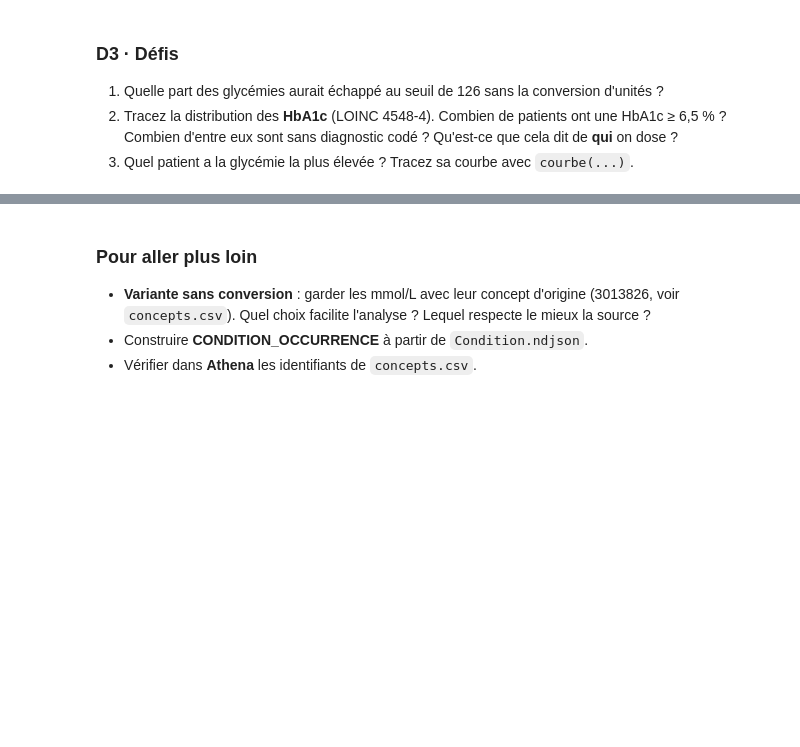
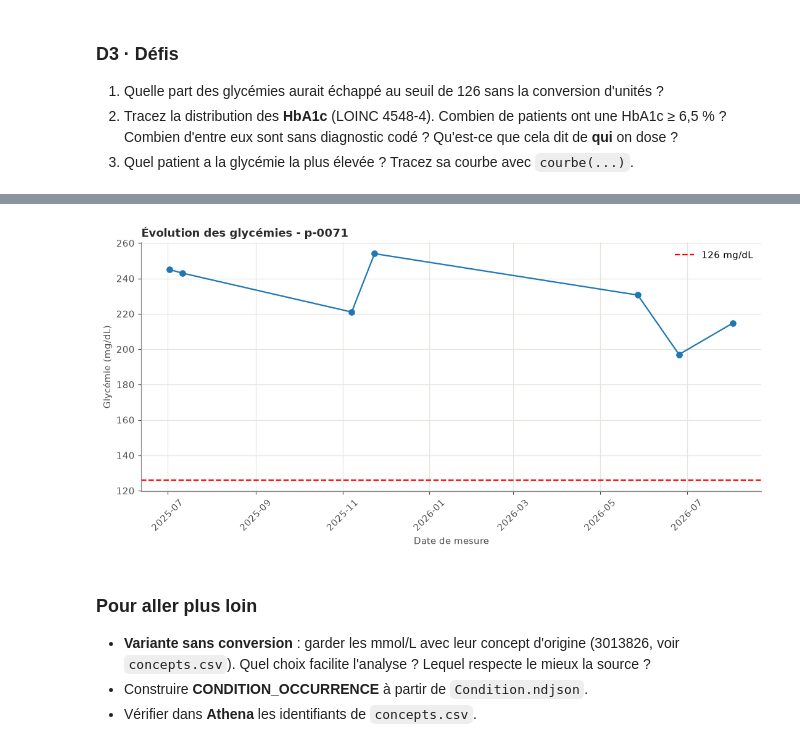
Before and after one commit to Lille-Health-Data-Science/kouame.saliho.optiondata.2026, a Jupyter notebook: seance1_fhir/seance1_etudiant.ipynb, the cells around one changed output, grey strips where cells are left out. Cells and saved outputs as stored; diff of their text form; code cells hidden in the pictures; blank space fills up the shorter version.

```diff
--- a/seance1_fhir/seance1_etudiant.ipynb
+++ b/seance1_fhir/seance1_etudiant.ipynb
@@ -556,6 +791,65 @@ courbe(a_signaler[0])
 # %%
 # Défi 3 · À vous
-...
+
+con.sql("""
+    SELECT
+        patient_fhir_id,
+        MAX(valeur_mg_dl) AS glycemie_max
+    FROM stg_glycemie
+    GROUP BY patient_fhir_id
+    ORDER BY glycemie_max DESC
+    LIMIT 1
+""").df()
+
+
+
+patient_max = con.sql("""
+    SELECT patient_fhir_id
+    FROM stg_glycemie
+    ORDER BY valeur_mg_dl DESC NULLS LAST
+    LIMIT 1
+""").fetchone()[0]
+
+courbe_patient = con.sql("""
+    SELECT mesure_le, valeur_mg_dl
+    FROM stg_glycemie
+    WHERE patient_fhir_id = ?
+    ORDER BY mesure_le
+""", params=[patient_max]).df()
+
+
+
+import pandas as pd
+import matplotlib.pyplot as plt
+
+courbe_patient["mesure_le"] = pd.to_datetime(
+    courbe_patient["mesure_le"]
+)
+
+plt.figure(figsize=(10, 5))
+
+plt.plot(
+    courbe_patient["mesure_le"],
+    courbe_patient["valeur_mg_dl"],
+    marker="o"
+)
+
+plt.axhline(
+    126,
+    color="red",
+    linestyle="--",
+    label="126 mg/dL"
+)
+
+plt.xlabel("Date de mesure")
+plt.ylabel("Glycémie (mg/dL)")
+plt.title(f"Évolution des glycémies - {patient_max}")
+plt.legend()
+plt.xticks(rotation=45)
+plt.tight_layout()
+plt.show()
+# %% [output]
+[figure, added]
 # %% [markdown]
 ### Pour aller plus loin
 - **Variante sans conversion** : garder les mmol/L avec leur concept d'origine (3013826, voir `concepts.csv`).
```
Also changed, not shown: parts of 25 cells of this notebook.
